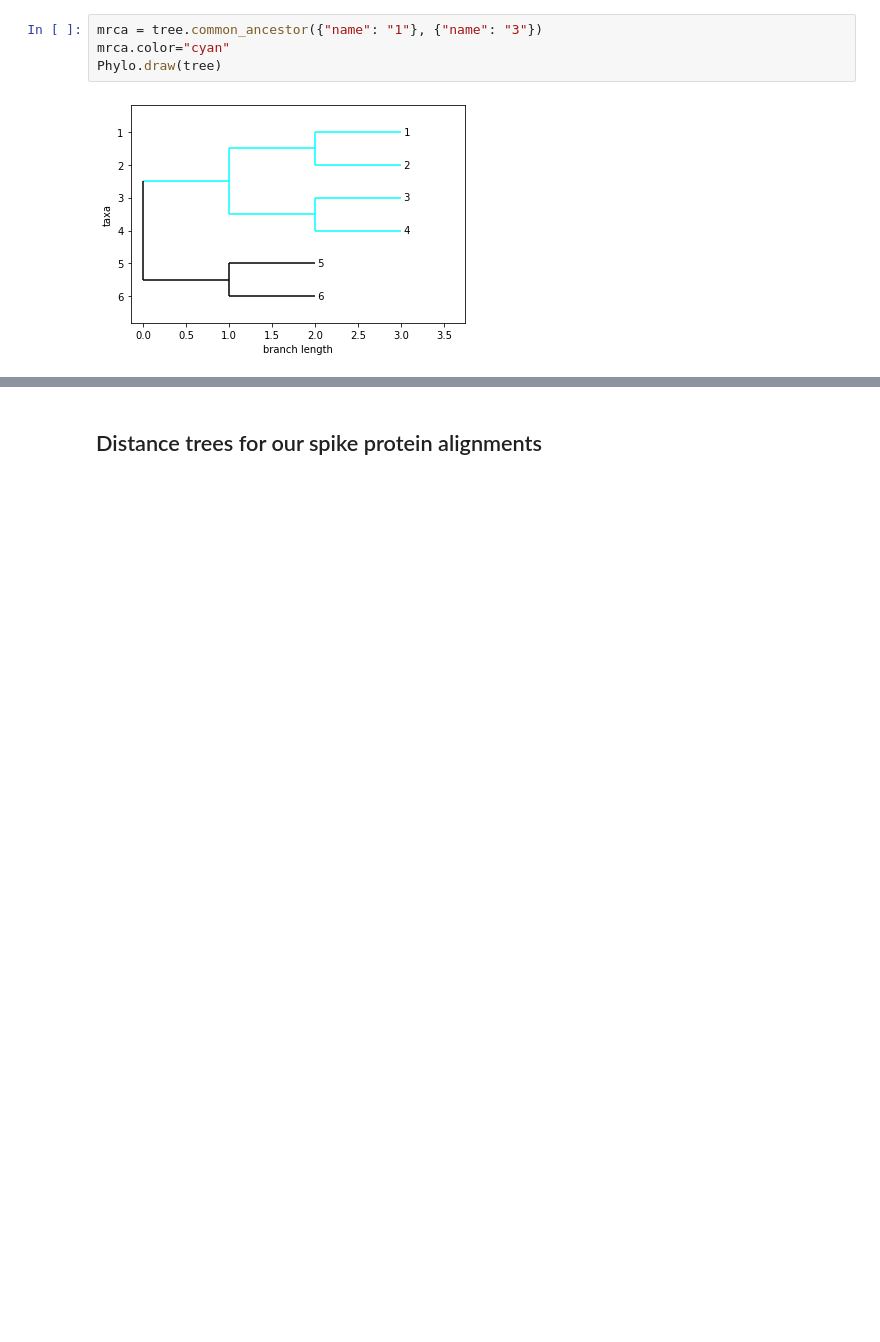
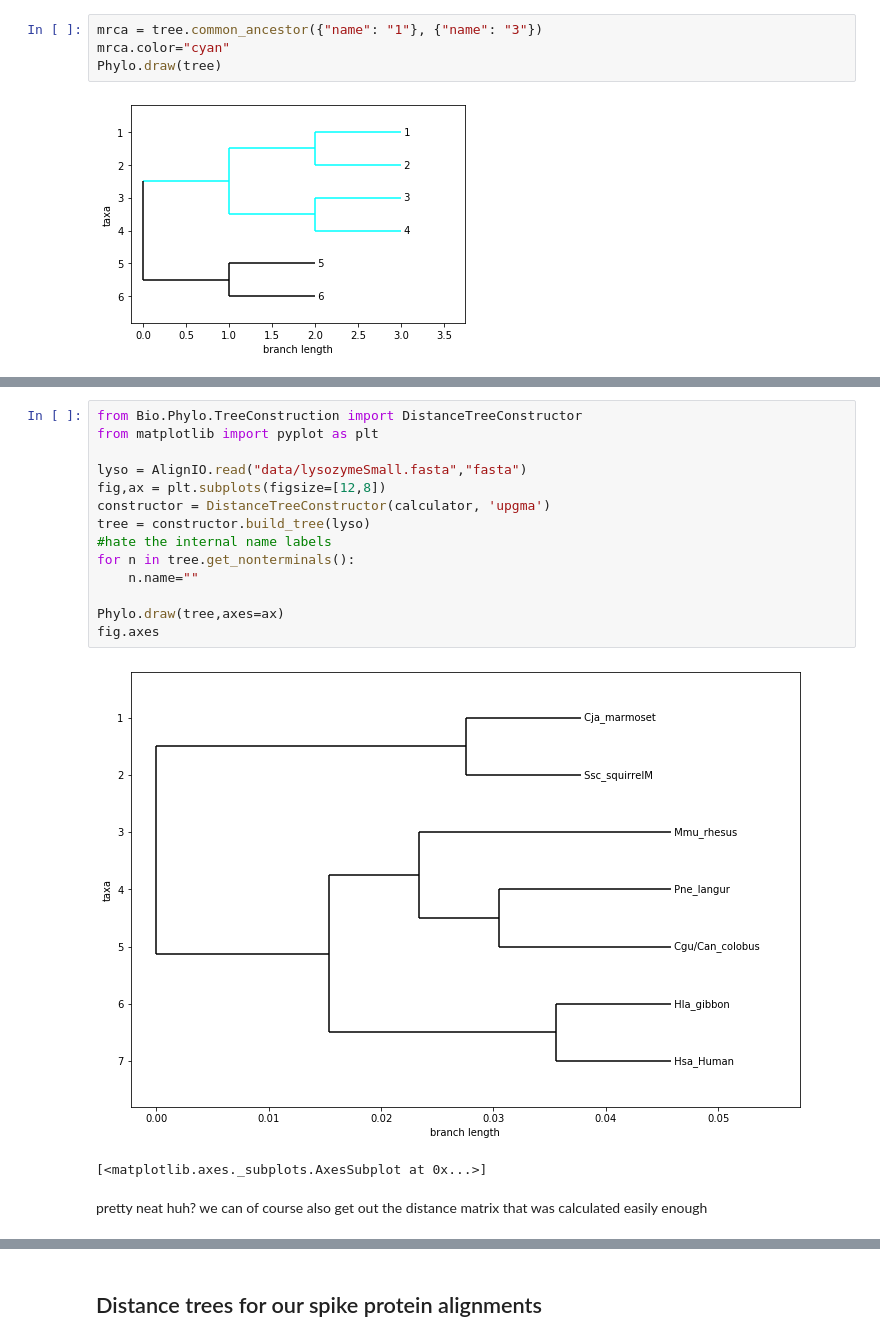
Before and after one commit to andrewkern/bio399, a Jupyter notebook: week4.ipynb, the cells around one changed output, grey strips where cells are left out. Drawn from its saved outputs; the diff is of its cells as text; blank space fills up the shorter version.

```diff
--- a/week4.ipynb
+++ b/week4.ipynb
@@ -39,0 +202,19 @@ Phylo.draw(tree)
+# %%
+from Bio.Phylo.TreeConstruction import DistanceTreeConstructor
+from matplotlib import pyplot as plt
+
+lyso = AlignIO.read("data/lysozymeSmall.fasta","fasta")
+fig,ax = plt.subplots(figsize=[12,8])
+constructor = DistanceTreeConstructor(calculator, 'upgma')
+tree = constructor.build_tree(lyso)
+#hate the internal name labels
+for n in tree.get_nonterminals():
+    n.name=""
+
+Phylo.draw(tree,axes=ax)
+fig.axes
+# %% [output]
+[figure, added]
+[<matplotlib.axes._subplots.AxesSubplot at 0x...>]
+# %% [markdown]
+pretty neat huh? we can of course also get out the distance matrix that was calculated easily enough
```
Also changed, not shown: parts of 17 cells of this notebook.
